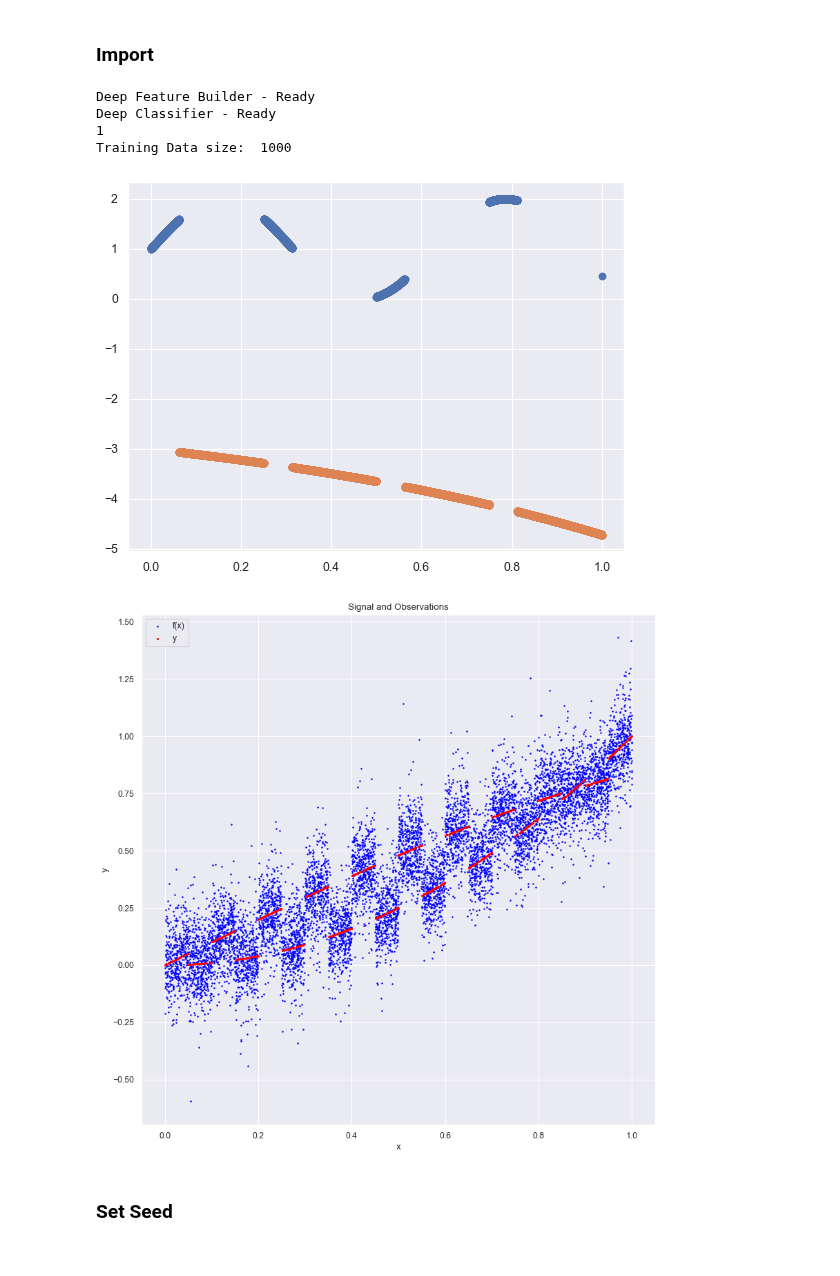
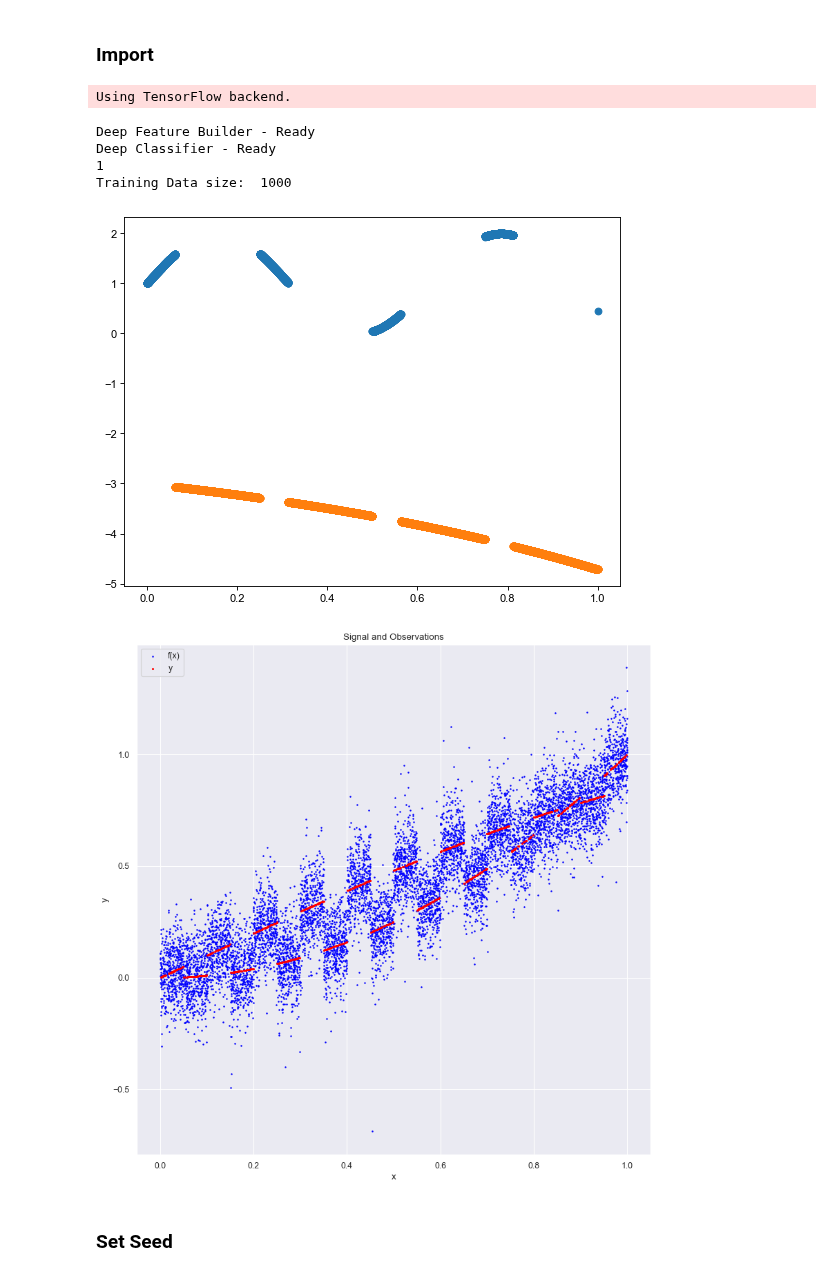
Before and after one commit to AnastasisKratsios/Architopes_Semisupervised, a Jupyter notebook: PCNNs_Ablation_for_Revirews_New_Better_Shinier_Version.ipynb, the cells around one changed output. Saved outputs shown, nothing was run; the diff lists cells and outputs as text; code cells hidden in the pictures.

```diff
--- a/PCNNs_Ablation_for_Revirews_New_Better_Shinier_Version.ipynb
+++ b/PCNNs_Ablation_for_Revirews_New_Better_Shinier_Version.ipynb
@@ -84,21 +84,13 @@ else:
 # exec(open('Prepare_Data_California_Housing.py').read())
 # Import time separately
 import time
-
-from sklearn.preprocessing import StandardScaler
-scaler = StandardScaler()
-# Standardize Data
-scaler.fit(X_train)
-X_train = pd.DataFrame(scaler.transform(X_train))
-X_test = pd.DataFrame(scaler.transform(X_test))
-sns.set()
-plt.show()
 # %% [output]
-Deep Feature Builder - Ready
-Deep Classifier - Ready
-1
-Training Data size:  1000
+Using TensorFlow backend.
+Deep Feature Builder - Ready
+Deep Classifier - Ready
+1
+Training Data size:  1000
-[figure, old version]
+[figure, new version]
 # %%
 Option_Function = 'Synthetic_Example'
 if Option_Function == 'Synthetic_Example':
@@ -119,34 +111,38 @@ if Option_Function == 'Synthetic_Example':
     #-----------------#
     plt.figure(num=None, figsize=(12, 12), dpi=80, facecolor='w', edgecolor='k')
     # Format Plot #
     #-------------#
     plt.title("Signal and Observations")
     plt.xlabel("x")
     plt.ylabel("y")
 
     # Generate Plots #
     #----------------#
     # Plot Signal
     plt.scatter(X_train,
                 y_train,
                 label ='f(x)',
                 color='blue',
                 s = 1.5)
     plt.scatter(X_test,
                 y_test,
                 label ='y',
                 color='red',
                 s = 3)
     plt.legend(loc="upper left")
 
 
     # Export #
     #--------#
     # SAVE Figure to .eps
     plt.savefig('./outputs/plotsANDfigures/Signal_Synthetic'+str(Option_Function)+'__Fix_Neurons_Q'+str(Tied_Neurons_Q)+'.pdf')
     plt.show()
+
+    # Coercsion
+    X_train = pd.DataFrame(X_train)
+    X_test = pd.DataFrame(X_test)
 # %% [output]
-[figure, old version]
+[figure, new version]
 # %% [markdown]
 
 ### Set Seed
```
Also changed, not shown: parts of 2 cells of this notebook, 6 other files.
